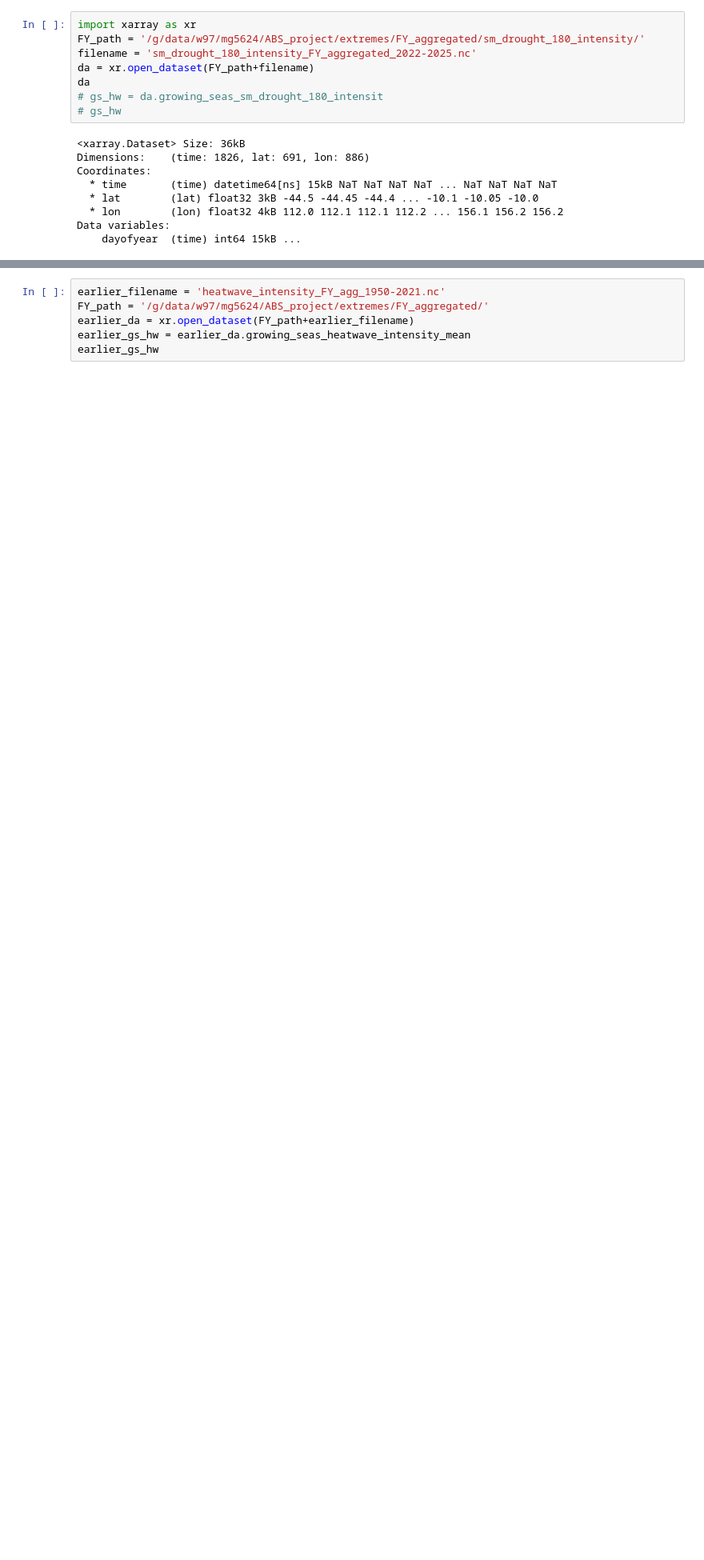
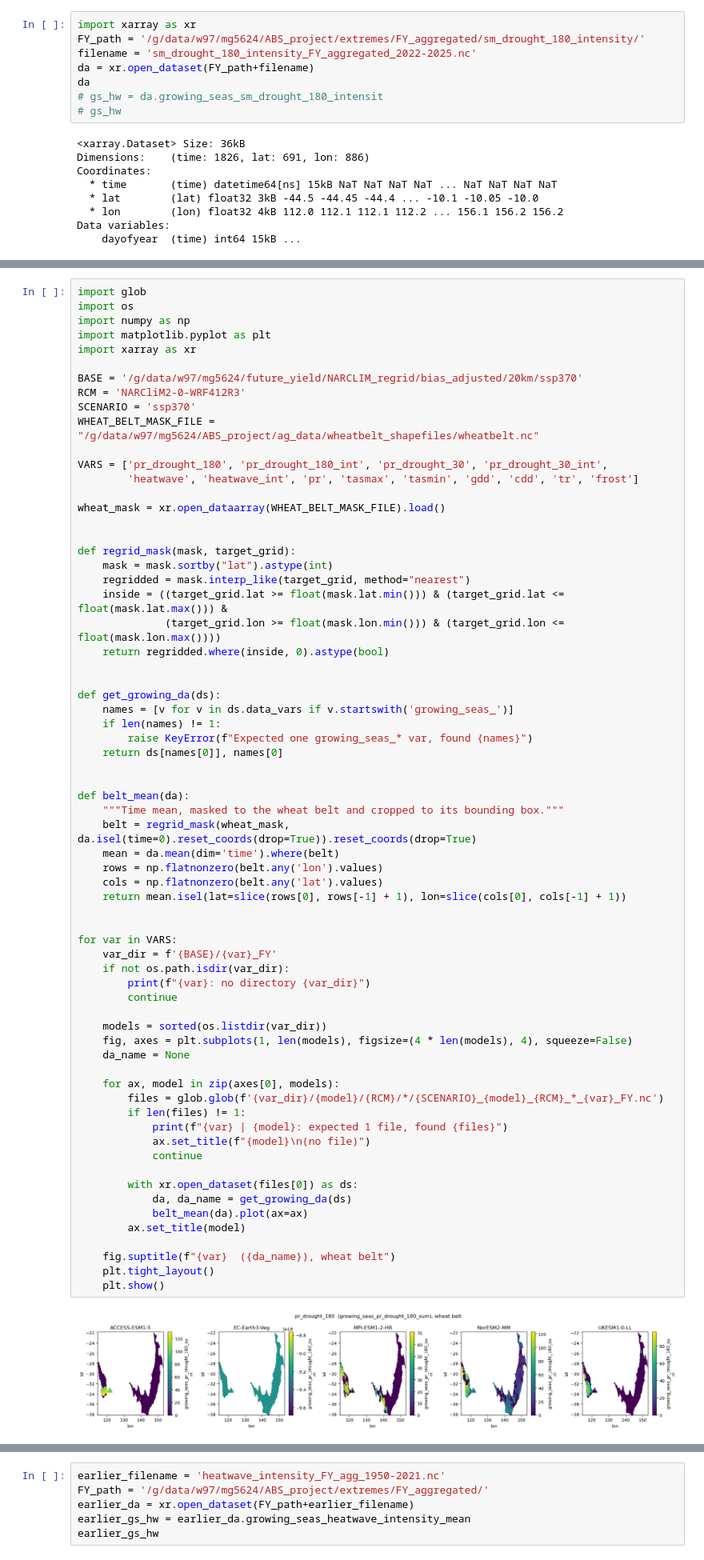
Before and after one commit to MattGrant1998/aus_wheat_yield, a Jupyter notebook: extremes/test.ipynb, the cells around one changed output, grey strips where cells are left out. Shown at 80% size. Saved outputs shown, nothing was run; the diff lists cells and outputs as text; blank space fills up the shorter version.

```diff
--- a/extremes/test.ipynb
+++ b/extremes/test.ipynb
@@ -74,0 +140,69 @@ Data variables:
+# %%
+import glob
+import os
+import numpy as np
+import matplotlib.pyplot as plt
+import xarray as xr
+
+BASE = '/g/data/w97/mg5624/future_yield/NARCLIM_regrid/bias_adjusted/20km/ssp370'
+RCM = 'NARCliM2-0-WRF412R3'
+SCENARIO = 'ssp370'
+WHEAT_BELT_MASK_FILE = "/g/data/w97/mg5624/ABS_project/ag_data/wheatbelt_shapefiles/wheatbelt.nc"
+
+VARS = ['pr_drought_180', 'pr_drought_180_int', 'pr_drought_30', 'pr_drought_30_int',
+        'heatwave', 'heatwave_int', 'pr', 'tasmax', 'tasmin', 'gdd', 'cdd', 'tr', 'frost']
+
+wheat_mask = xr.open_dataarray(WHEAT_BELT_MASK_FILE).load()
+
+
+def regrid_mask(mask, target_grid):
+    mask = mask.sortby("lat").astype(int)
+    regridded = mask.interp_like(target_grid, method="nearest")
+    inside = ((target_grid.lat >= float(mask.lat.min())) & (target_grid.lat <= float(mask.lat.max())) &
+              (target_grid.lon >= float(mask.lon.min())) & (target_grid.lon <= float(mask.lon.max())))
+    return regridded.where(inside, 0).astype(bool)
+
+
+def get_growing_da(ds):
+    names = [v for v in ds.data_vars if v.startswith('growing_seas_')]
+    if len(names) != 1:
+        raise KeyError(f"Expected one growing_seas_* var, found {names}")
+    return ds[names[0]], names[0]
+
+
+def belt_mean(da):
+    """Time mean, masked to the wheat belt and cropped to its bounding box."""
+    belt = regrid_mask(wheat_mask, da.isel(time=0).reset_coords(drop=True)).reset_coords(drop=True)
+    mean = da.mean(dim='time').where(belt)
+    rows = np.flatnonzero(belt.any('lon').values)
+    cols = np.flatnonzero(belt.any('lat').values)
+    return mean.isel(lat=slice(rows[0], rows[-1] + 1), lon=slice(cols[0], cols[-1] + 1))
+
+
+for var in VARS:
+    var_dir = f'{BASE}/{var}_FY'
+    if not os.path.isdir(var_dir):
+        print(f"{var}: no directory {var_dir}")
+        continue
+
+    models = sorted(os.listdir(var_dir))
+    fig, axes = plt.subplots(1, len(models), figsize=(4 * len(models), 4), squeeze=False)
+    da_name = None
+
+    for ax, model in zip(axes[0], models):
+        files = glob.glob(f'{var_dir}/{model}/{RCM}/*/{SCENARIO}_{model}_{RCM}_*_{var}_FY.nc')
+        if len(files) != 1:
+            print(f"{var} | {model}: expected 1 file, found {files}")
+            ax.set_title(f"{model}\n(no file)")
+            continue
+
+        with xr.open_dataset(files[0]) as ds:
+            da, da_name = get_growing_da(ds)
+            belt_mean(da).plot(ax=ax)
+        ax.set_title(model)
+
+    fig.suptitle(f"{var}  ({da_name}), wheat belt")
+    plt.tight_layout()
+    plt.show()
+# %% [output]
+[figure, added]
```
Also changed, not shown: parts of 6 cells of this notebook, 5 other files.
